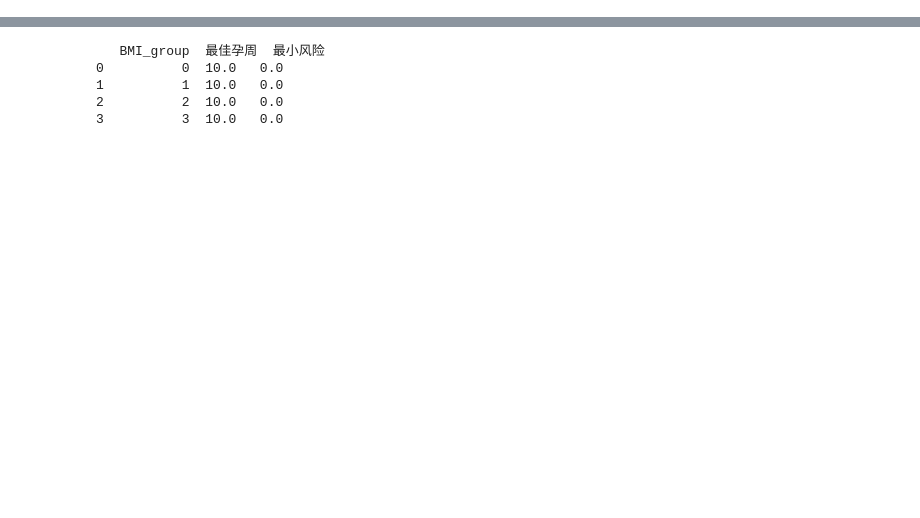
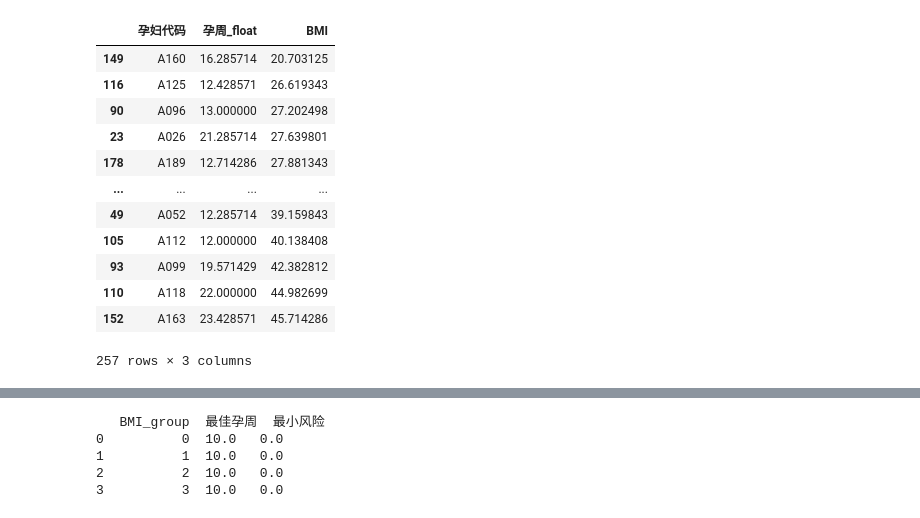
Before and after one commit to heerheer/sxjm-2025-school, a Jupyter notebook: ques2.ipynb, the cells around one changed output, grey strips where cells are left out. Cells and saved outputs as stored; diff of their text form; code cells hidden in the pictures; blank space fills up the shorter version.

```diff
--- a/ques2.ipynb
+++ b/ques2.ipynb
@@ -5,0 +17,16 @@ df = pd.read_csv('data_processed_std.csv')
+# %%
+earliest_times.sort_values('BMI')
+# %% [output]
+|  | 孕妇代码 | 孕周_float | BMI |
+| 149 | A160 | 16.285714 | 20.703125 |
+| 116 | A125 | 12.428571 | 26.619343 |
+| 90 | A096 | 13.000000 | 27.202498 |
+| 23 | A026 | 21.285714 | 27.639801 |
+| 178 | A189 | 12.714286 | 27.881343 |
+| ... | ... | ... | ... |
+| 49 | A052 | 12.285714 | 39.159843 |
+| 105 | A112 | 12.000000 | 40.138408 |
+| 93 | A099 | 19.571429 | 42.382812 |
+| 110 | A118 | 22.000000 | 44.982699 |
+| 152 | A163 | 23.428571 | 45.714286 |
+257 rows × 3 columns
```
Also changed, not shown: parts of 8 cells of this notebook, 15 other files.
